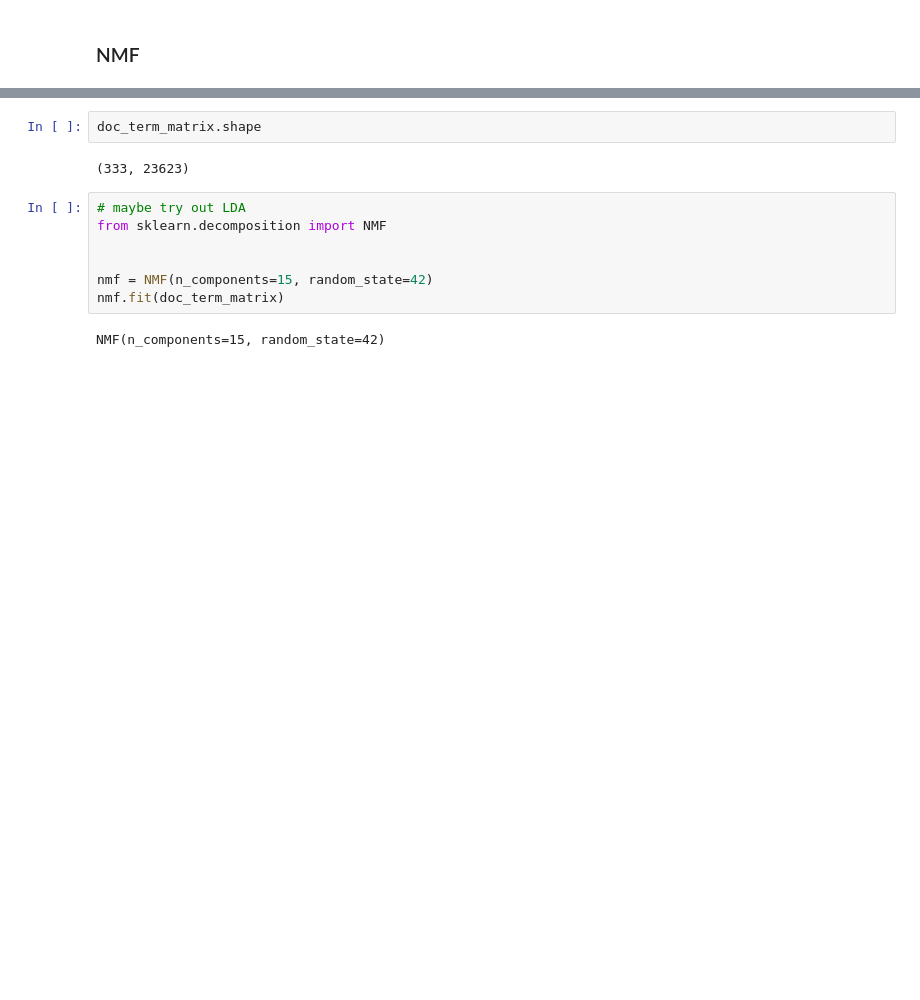
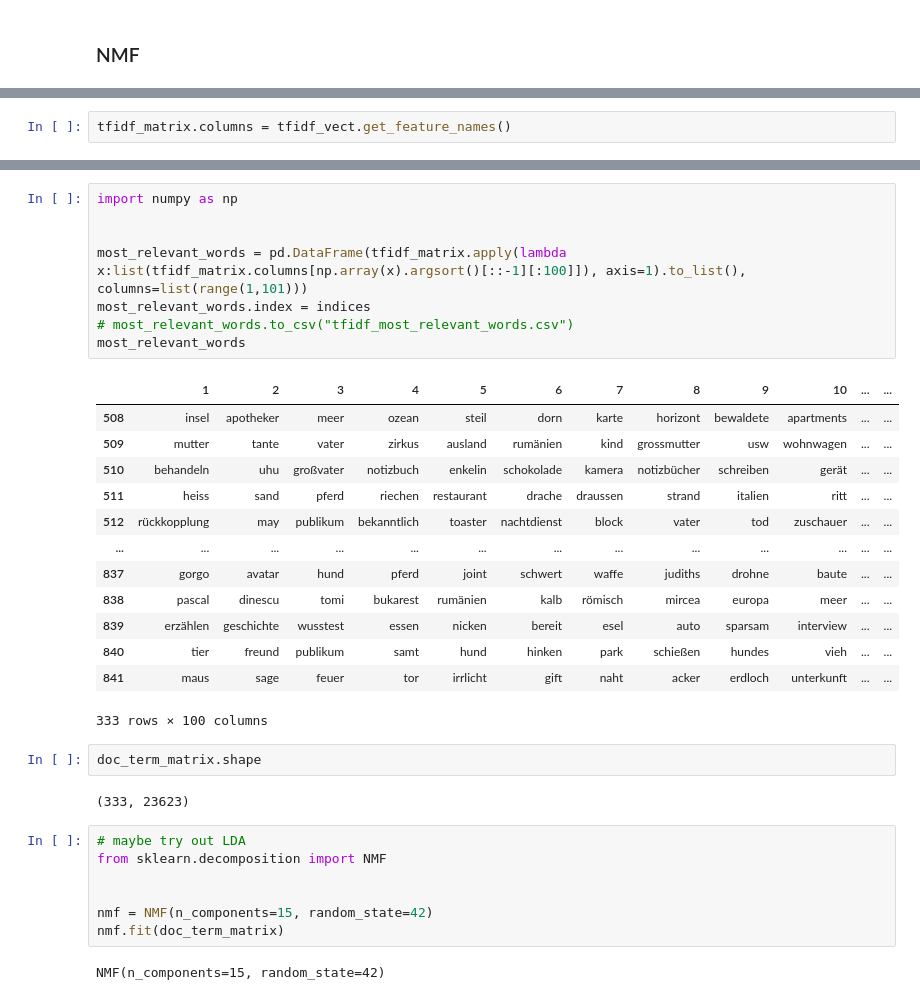
Before and after one commit to senzelden/bachmannpreis, a Jupyter notebook: topic_modeling_nmf.ipynb, the cells around one changed output, grey strips where cells are left out. Cells and saved outputs as stored; diff of their text form; blank space fills up the shorter version.

```diff
--- a/topic_modeling_nmf.ipynb
+++ b/topic_modeling_nmf.ipynb
@@ -115,0 +207,2 @@ doc_term_matrix = tfidf_vect.fit_transform(df['cleaned_text'].values.astype('U')
+# %%
+tfidf_matrix.columns = tfidf_vect.get_feature_names()
@@ -116,3 +240,25 @@ doc_term_matrix = tfidf_vect.fit_transform(df['cleaned_text'].values.astype('U')
+# %%
+import numpy as np
+
+
+most_relevant_words = pd.DataFrame(tfidf_matrix.apply(lambda x:list(tfidf_matrix.columns[np.array(x).argsort()[::-1][:100]]), axis=1).to_list(),  columns=list(range(1,101)))
+most_relevant_words.index = indices
+# most_relevant_words.to_csv("tfidf_most_relevant_words.csv")
+most_relevant_words
+# %% [output]
+|  | 1 | 2 | 3 | 4 | 5 | 6 | 7 | 8 | 9 | 10 | ... | ... |
+| 508 | insel | apotheker | meer | ozean | steil | dorn | karte | horizont | bewaldete | apartments | ... | ... |
+| 509 | mutter | tante | vater | zirkus | ausland | rumänien | kind | grossmutter | usw | wohnwagen | ... | ... |
+| 510 | behandeln | uhu | großvater | notizbuch | enkelin | schokolade | kamera | notizbücher | schreiben | gerät | ... | ... |
+| 511 | heiss | sand | pferd | riechen | restaurant | drache | draussen | strand | italien | ritt | ... | ... |
+| 512 | rückkopplung | may | publikum | bekanntlich | toaster | nachtdienst | block | vater | tod | zuschauer | ... | ... |
+| ... | ... | ... | ... | ... | ... | ... | ... | ... | ... | ... | ... | ... |
+| 837 | gorgo | avatar | hund | pferd | joint | schwert | waffe | judiths | drohne | baute | ... | ... |
+| 838 | pascal | dinescu | tomi | bukarest | rumänien | kalb | römisch | mircea | europa | meer | ... | ... |
+| 839 | erzählen | geschichte | wusstest | essen | nicken | bereit | esel | auto | sparsam | interview | ... | ... |
+| 840 | tier | freund | publikum | samt | hund | hinken | park | schießen | hundes | vieh | ... | ... |
+| 841 | maus | sage | feuer | tor | irrlicht | gift | naht | acker | erdloch | unterkunft | ... | ... |
+333 rows × 100 columns
 # %%
 doc_term_matrix.shape
 # %% [output]
```
Also changed, not shown: parts of 12 cells of this notebook, 8 other files.
